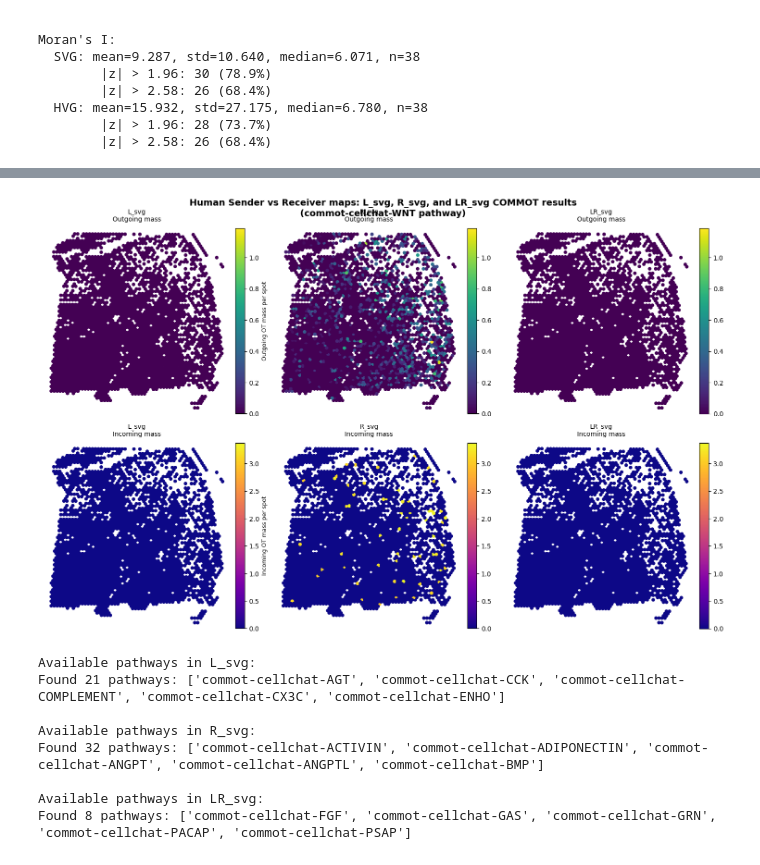
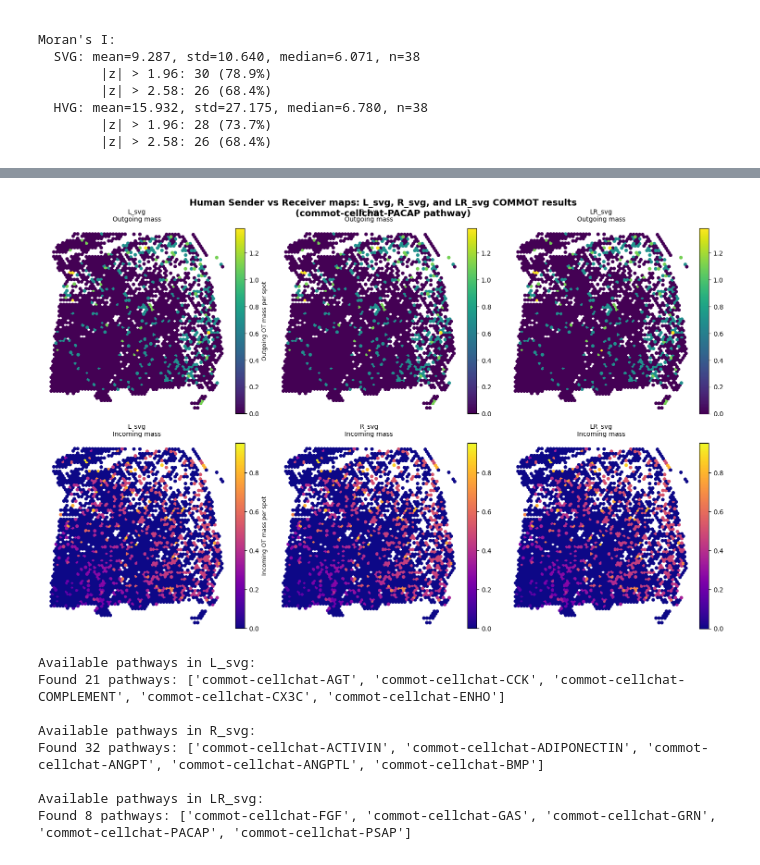
Before and after one commit to emilyekstrum/zhangLab_Rotation, a Jupyter notebook: notebooks/COMMOT_notebooks/human_COMMOT_figs.ipynb, the cells around one changed output, grey strips where cells are left out. Drawn from its saved outputs; the diff is of its cells as text; code cells hidden in the pictures.

```diff
--- a/notebooks/COMMOT_notebooks/human_COMMOT_figs.ipynb
+++ b/notebooks/COMMOT_notebooks/human_COMMOT_figs.ipynb
@@ -891,7 +891,7 @@ fig, axes = plt.subplots(2, 3, figsize=(15, 10))
 # get values for all plots to determine common color scales
 all_outgoing_vals = []
 all_incoming_vals = []
-pathway_key = "commot-cellchat-WNT"
+pathway_key = "commot-cellchat-PACAP"
 
 for ad in [commot_L_svg, commot_R_svg, commot_LR_hvg]:
     out_vals = outgoing_mass_per_spot(ad, pathway_key)
@@ -921,34 +921,34 @@ for i, (ad, label) in enumerate([(commot_L_svg, "L_svg"), (commot_R_svg, "R_svg"
     cbar = fig.colorbar(sca, ax=ax, fraction=0.046, pad=0.02)
     if i == 0:  # add label to first colorbar
         cbar.set_label("Outgoing OT mass per spot", fontsize=9)
 
 # plot incoming OT mass (bottom row)
 for i, (ad, label) in enumerate([(commot_L_svg, "L_svg"), (commot_R_svg, "R_svg"), (commot_LR_hvg, "LR_svg")]):
     ax = axes[1, i]
     xy = np.asarray(ad.obsm["spatial"], dtype=float)
     vals = incoming_mass_per_spot(ad, pathway_key)
     if vals is None:
         vals = np.zeros(ad.n_obs)
 
     sca = ax.scatter(xy[:, 0], xy[:, 1], c=vals, s=20, cmap="plasma",
                      vmin=vmin_in, vmax=vmax_in)
     ax.invert_yaxis()
     ax.set_title(f"{label}\nIncoming mass", fontsize=10)
     ax.axis("off")
     cbar = fig.colorbar(sca, ax=ax, fraction=0.046, pad=0.02)
     if i == 0:  # add label to first colorbar
         cbar.set_label("Incoming OT mass per spot", fontsize=9)
 
 fig.suptitle(
     f"Human Sender vs Receiver maps: L_svg, R_svg, and LR_svg COMMOT results\n({pathway_key} pathway)",
     fontsize=14,
     fontweight="bold",
     y=0.95,
 )
 plt.tight_layout()
 plt.show()
 # %% [output]
-[figure, old version]
+[figure, new version]
 # %%
 # side by side comparison of L, R, LR results for selected pathways
 
```
Also changed, not shown: parts of 4 cells of this notebook.
